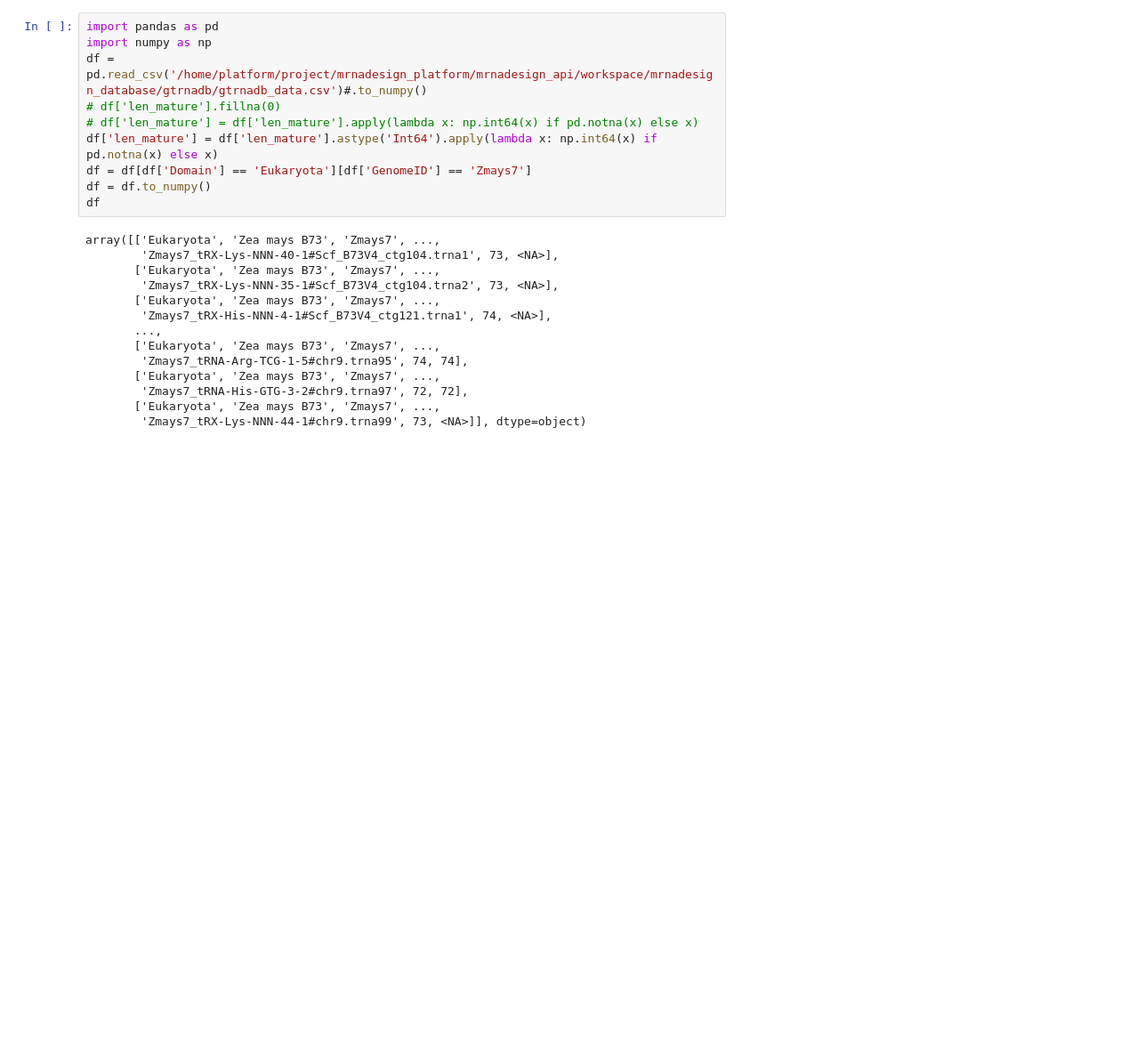
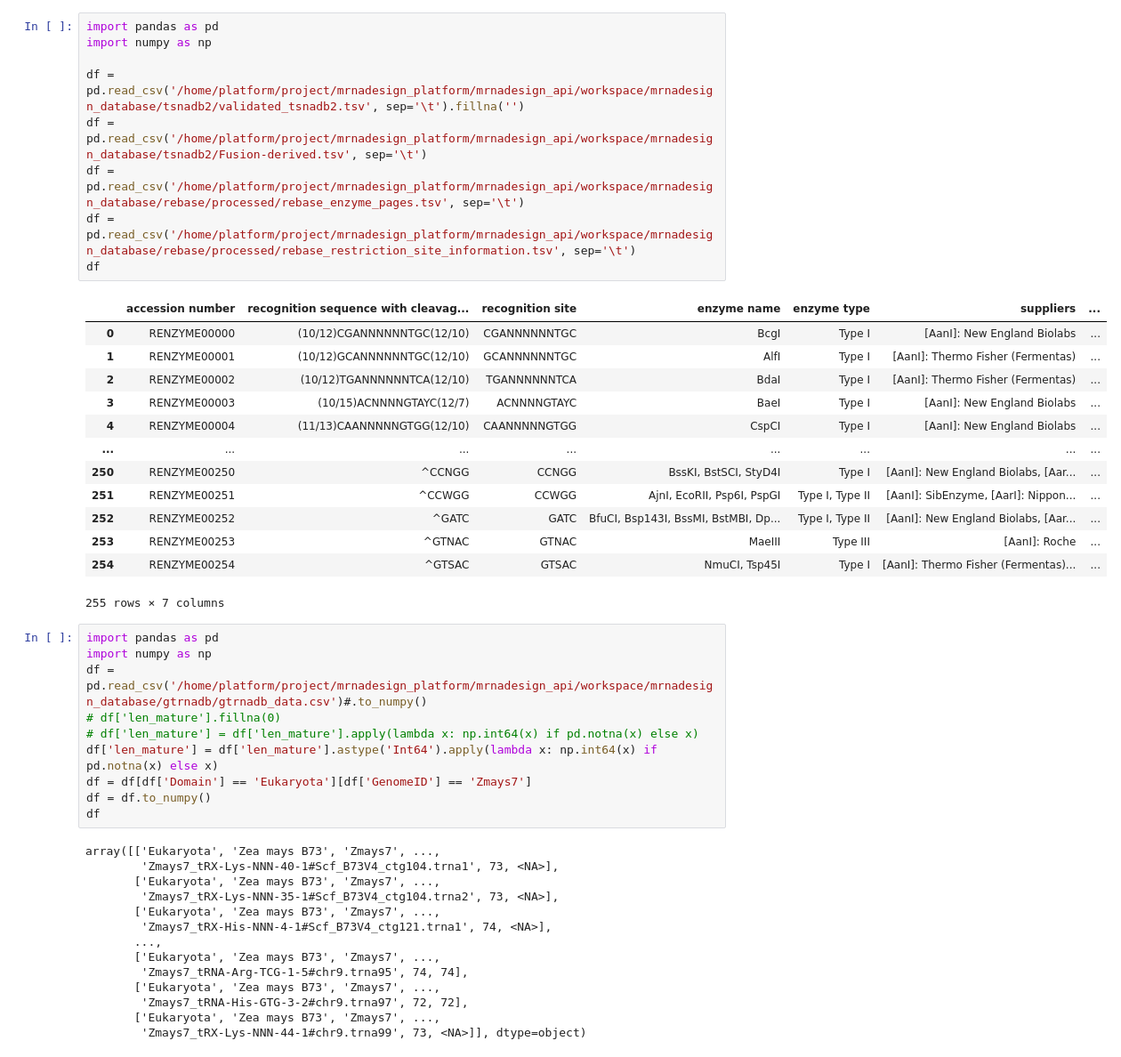
Before and after one commit to deepomicslab/mrnadesign_api, a Jupyter notebook: 00_test.ipynb, the cells around one changed output. Shown: that part at 89% size. Cells and saved outputs as stored; diff of their text form; blank space fills up the shorter version.

Commit message:
[2025/1/24] Add TSNAdb v2.0 & REBASE databases and pages

```diff
--- a/00_test.ipynb
+++ b/00_test.ipynb
@@ -1,3 +9,26 @@
+# %%
+import pandas as pd
+import numpy as np
+
+df = pd.read_csv('/home/platform/project/mrnadesign_platform/mrnadesign_api/workspace/mrnadesign_database/tsnadb2/validated_tsnadb2.tsv', sep='\t').fillna('')
+df = pd.read_csv('/home/platform/project/mrnadesign_platform/mrnadesign_api/workspace/mrnadesign_database/tsnadb2/Fusion-derived.tsv', sep='\t')
+df = pd.read_csv('/home/platform/project/mrnadesign_platform/mrnadesign_api/workspace/mrnadesign_database/rebase/processed/rebase_enzyme_pages.tsv', sep='\t')
+df = pd.read_csv('/home/platform/project/mrnadesign_platform/mrnadesign_api/workspace/mrnadesign_database/rebase/processed/rebase_restriction_site_information.tsv', sep='\t')
+df
+# %% [output]
+|  | accession number | recognition sequence with cleavag... | recognition site | enzyme name | enzyme type | suppliers | ... |
+| 0 | RENZYME00000 | (10/12)CGANNNNNNTGC(12/10) | CGANNNNNNTGC | BcgI | Type I | [AanI]: New England Biolabs | ... |
+| 1 | RENZYME00001 | (10/12)GCANNNNNNTGC(12/10) | GCANNNNNNTGC | AlfI | Type I | [AanI]: Thermo Fisher (Fermentas) | ... |
+| 2 | RENZYME00002 | (10/12)TGANNNNNNTCA(12/10) | TGANNNNNNTCA | BdaI | Type I | [AanI]: Thermo Fisher (Fermentas) | ... |
+| 3 | RENZYME00003 | (10/15)ACNNNNGTAYC(12/7) | ACNNNNGTAYC | BaeI | Type I | [AanI]: New England Biolabs | ... |
+| 4 | RENZYME00004 | (11/13)CAANNNNNGTGG(12/10) | CAANNNNNGTGG | CspCI | Type I | [AanI]: New England Biolabs | ... |
+| ... | ... | ... | ... | ... | ... | ... | ... |
+| 250 | RENZYME00250 | ^CCNGG | CCNGG | BssKI, BstSCI, StyD4I | Type I | [AanI]: New England Biolabs, [Aar... | ... |
+| 251 | RENZYME00251 | ^CCWGG | CCWGG | AjnI, EcoRII, Psp6I, PspGI | Type I, Type II | [AanI]: SibEnzyme, [AarI]: Nippon... | ... |
+| 252 | RENZYME00252 | ^GATC | GATC | BfuCI, Bsp143I, BssMI, BstMBI, Dp... | Type I, Type II | [AanI]: New England Biolabs, [Aar... | ... |
+| 253 | RENZYME00253 | ^GTNAC | GTNAC | MaeIII | Type III | [AanI]: Roche | ... |
+| 254 | RENZYME00254 | ^GTSAC | GTSAC | NmuCI, Tsp45I | Type I | [AanI]: Thermo Fisher (Fermentas)... | ... |
+255 rows × 7 columns
 # %%
 import pandas as pd
 import numpy as np
```
Also changed, not shown: parts of 1 cell of this notebook, 23 other files.
